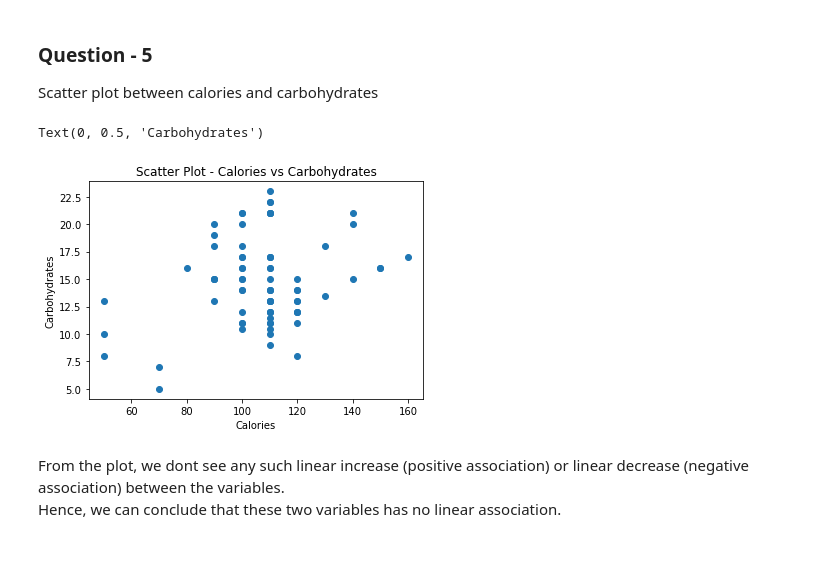
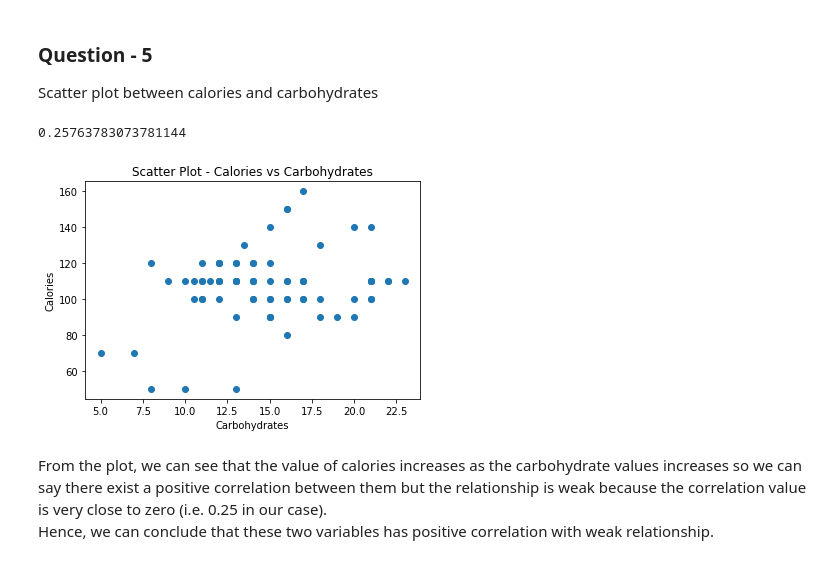
Before and after one commit to niteshkumar2000/College, a Jupyter notebook: data_mining/assignment-1/assign1.ipynb, the cells around one changed output. Drawn from its saved outputs; the diff is of its cells as text; code cells hidden in the pictures.

```diff
--- a/data_mining/assignment-1/assign1.ipynb
+++ b/data_mining/assignment-1/assign1.ipynb
@@ -92,13 +96,14 @@ Name: fiber, dtype: float64
 
 Scatter plot between calories and carbohydrates
 # %%
-plt.scatter(data['calories'], data['carbo'])
+plt.scatter(data['carbo'], data['calories'])
 plt.title('Scatter Plot - Calories vs Carbohydrates')
-plt.xlabel('Calories')
-plt.ylabel('Carbohydrates')
+plt.ylabel('Calories')
+plt.xlabel('Carbohydrates')
+data['carbo'].corr(data['calories'])
 # %% [output]
-Text(0, 0.5, 'Carbohydrates')
+0.25763783073781144
-[figure, old version]
+[figure, new version]
-# %% [markdown]
-From the plot, we dont see any such linear increase (positive association) or linear decrease (negative association) between the variables. <br>
-Hence, we can conclude that these two variables has no linear association.
+# %% [markdown]
+From the plot, we can see that the value of calories increases as the carbohydrate values increases so we can say there exist a positive correlation between them but the relationship is weak because the correlation value is very close to zero (i.e. 0.25 in our case). <br>
+Hence, we can conclude that these two variables has positive correlation with weak relationship.
```
Also changed, not shown: parts of 1 cell of this notebook.
